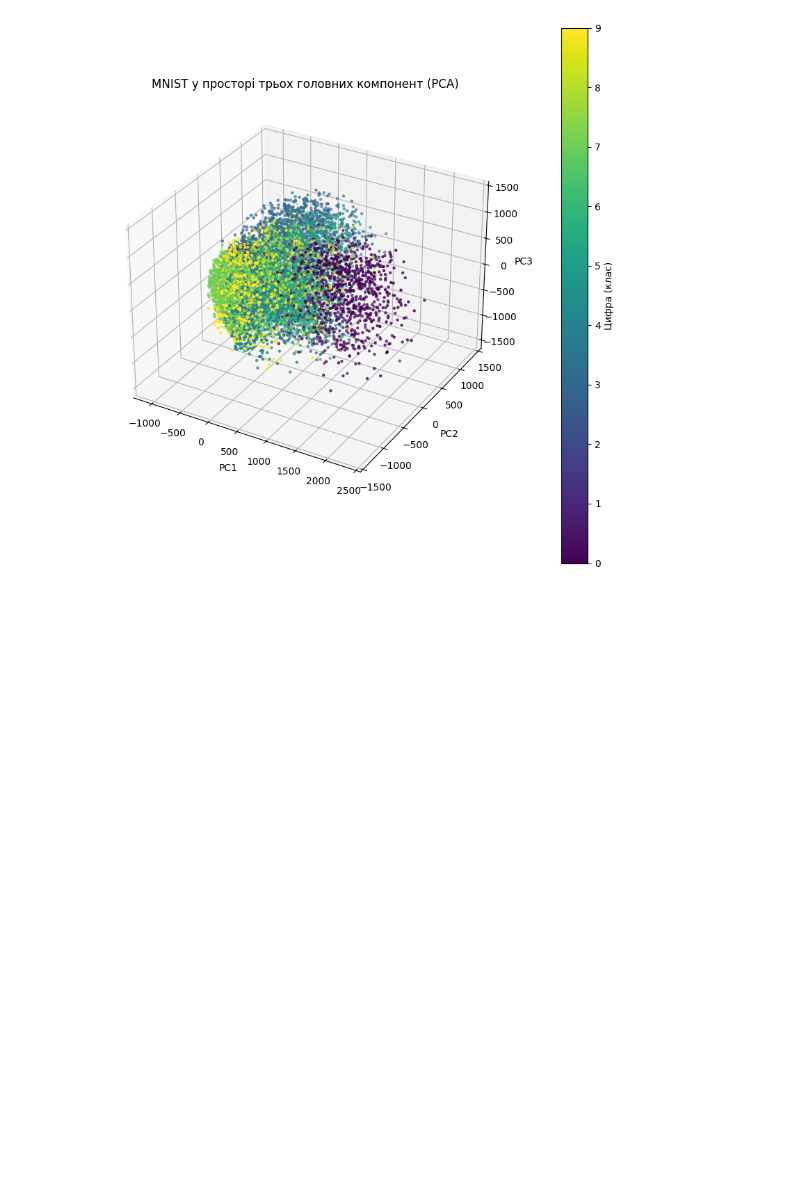
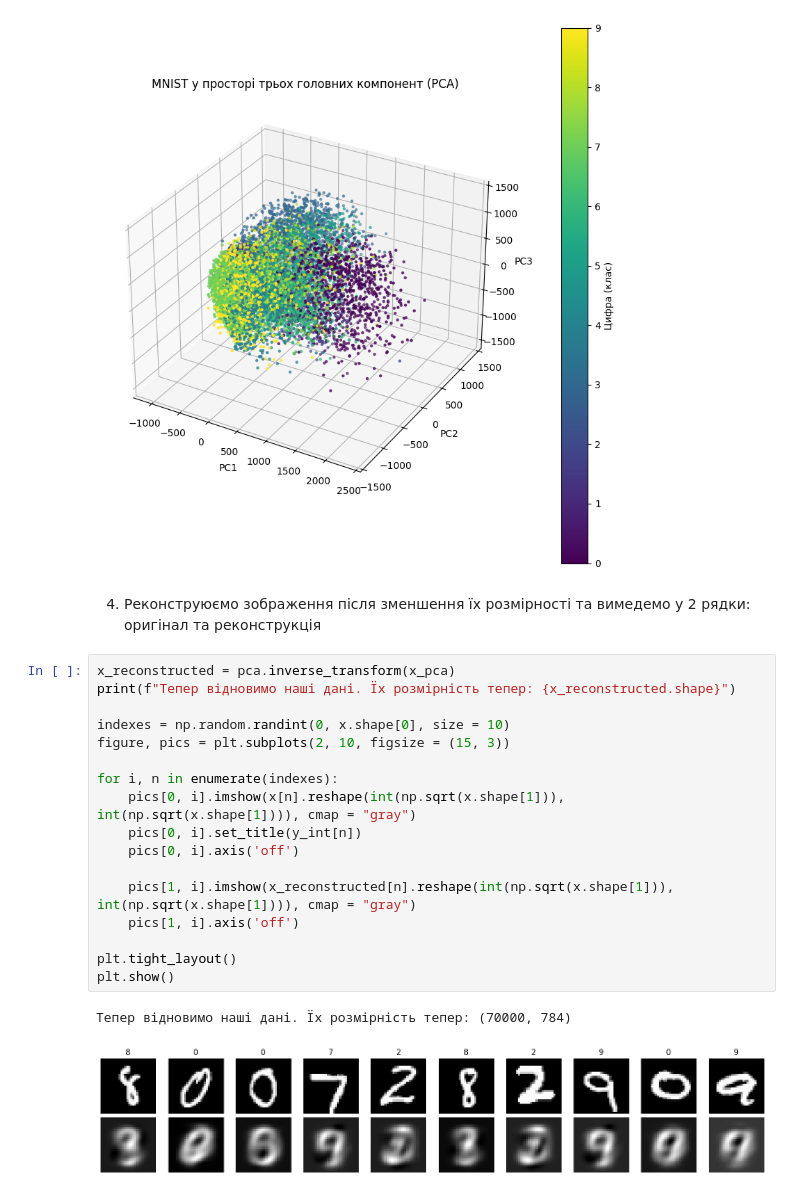
Before and after one commit to savedheart/Data_Mining, a Jupyter notebook: Laba_1.ipynb, the cells around one changed output. Saved outputs shown, nothing was run; the diff lists cells and outputs as text; blank space fills up the shorter version.

```diff
--- a/Laba_1.ipynb
+++ b/Laba_1.ipynb
@@ -81,3 +81,25 @@ cbar.set_label("Цифра (клас)")
 plt.show()
 # %% [output]
 [figure]
+# %% [markdown]
+4. Реконструюємо зображення після зменшення їх розмірності та вимедемо у 2 рядки: оригінал та реконструкція
+# %%
+x_reconstructed = pca.inverse_transform(x_pca)
+print(f"Тепер відновимо наші дані. Їх розмірність тепер: {x_reconstructed.shape}")
+
+indexes = np.random.randint(0, x.shape[0], size = 10)
+figure, pics = plt.subplots(2, 10, figsize = (15, 3))
+
+for i, n in enumerate(indexes):
+    pics[0, i].imshow(x[n].reshape(int(np.sqrt(x.shape[1])), int(np.sqrt(x.shape[1]))), cmap = "gray")
+    pics[0, i].set_title(y_int[n])
+    pics[0, i].axis('off')
+
+    pics[1, i].imshow(x_reconstructed[n].reshape(int(np.sqrt(x.shape[1])), int(np.sqrt(x.shape[1]))), cmap = "gray")
+    pics[1, i].axis('off')
+
+plt.tight_layout()
+plt.show()
+# %% [output]
+Тепер відновимо наші дані. Їх розмірність тепер: (70000, 784)
+[figure, added]
```
Also changed, not shown: parts of 5 cells of this notebook.
